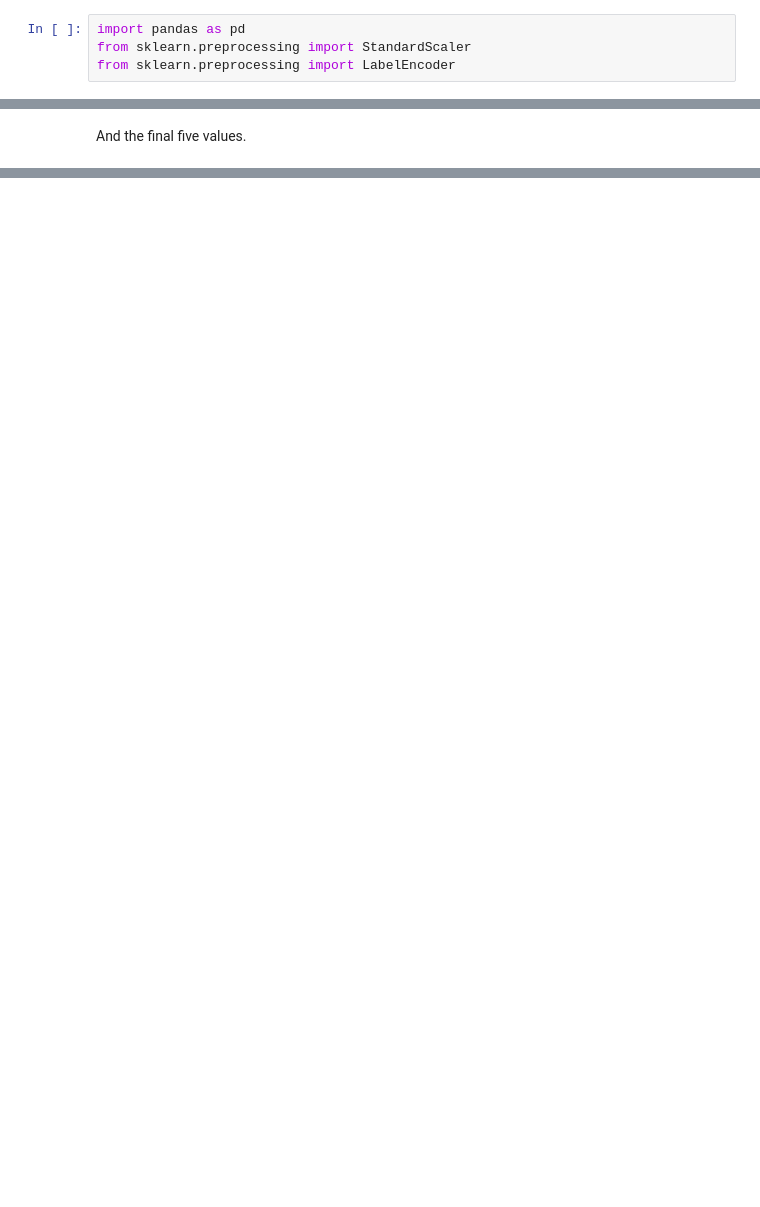
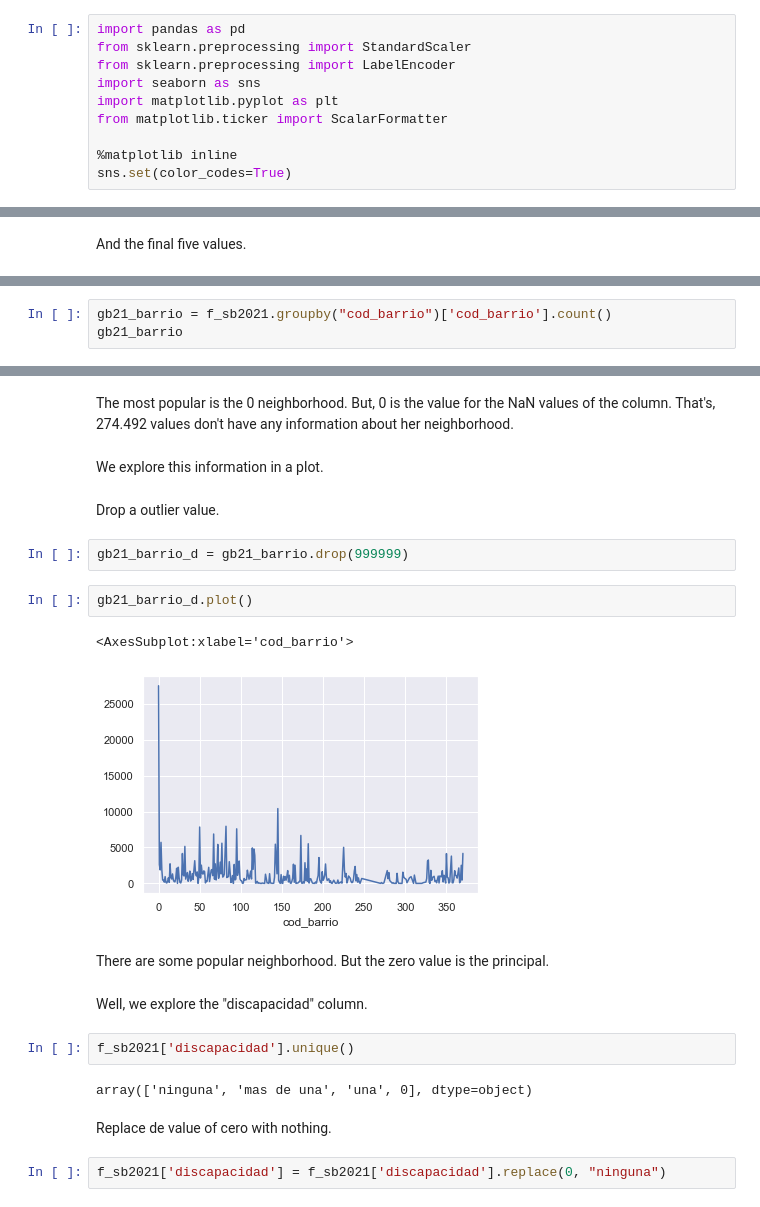
Before and after one commit to Team-137-DS4A/Back, a Jupyter notebook: Team137_firstEDA_AlcaldiaBucaramanga.ipynb, the cells around one changed output, grey strips where cells are left out. Saved outputs shown, nothing was run; the diff lists cells and outputs as text; blank space fills up the shorter version.

```diff
--- a/Team137_firstEDA_AlcaldiaBucaramanga.ipynb
+++ b/Team137_firstEDA_AlcaldiaBucaramanga.ipynb
@@ -10,6 +10,12 @@ We load the libraries to use.
 import pandas as pd
 from sklearn.preprocessing import StandardScaler
 from sklearn.preprocessing import LabelEncoder
+import seaborn as sns
+import matplotlib.pyplot as plt
+from matplotlib.ticker import ScalarFormatter
+
+%matplotlib inline
+sns.set(color_codes=True)
 # %% [markdown]
 #### 1. Load Datasets
 # %% [markdown]
@@ -724,0 +762,3 @@ d_chc.tail()
+# %%
+gb21_barrio = f_sb2021.groupby("cod_barrio")['cod_barrio'].count()
+gb21_barrio
@@ -724,0 +779,25 @@ d_chc.tail()
+# %% [markdown]
+The most popular is the 0 neighborhood. But, 0 is the value for the NaN values of the column. That's, 274.492 values don't have any information about her neighborhood.
+# %% [markdown]
+We explore this information in a plot.
+# %% [markdown]
+Drop a outlier value.
+# %%
+gb21_barrio_d = gb21_barrio.drop(999999)
+# %%
+gb21_barrio_d.plot()
+# %% [output]
+<AxesSubplot:xlabel='cod_barrio'>
+[figure, added]
+# %% [markdown]
+There are some popular neighborhood. But the zero value is the principal.
+# %% [markdown]
+Well, we explore the "discapacidad" column.
+# %%
+f_sb2021['discapacidad'].unique()
+# %% [output]
+array(['ninguna', 'mas de una', 'una', 0], dtype=object)
+# %% [markdown]
+Replace de value of cero with nothing.
+# %%
+f_sb2021['discapacidad'] = f_sb2021['discapacidad'].replace(0, "ninguna")
```
Also changed, not shown: parts of 53 cells of this notebook.
